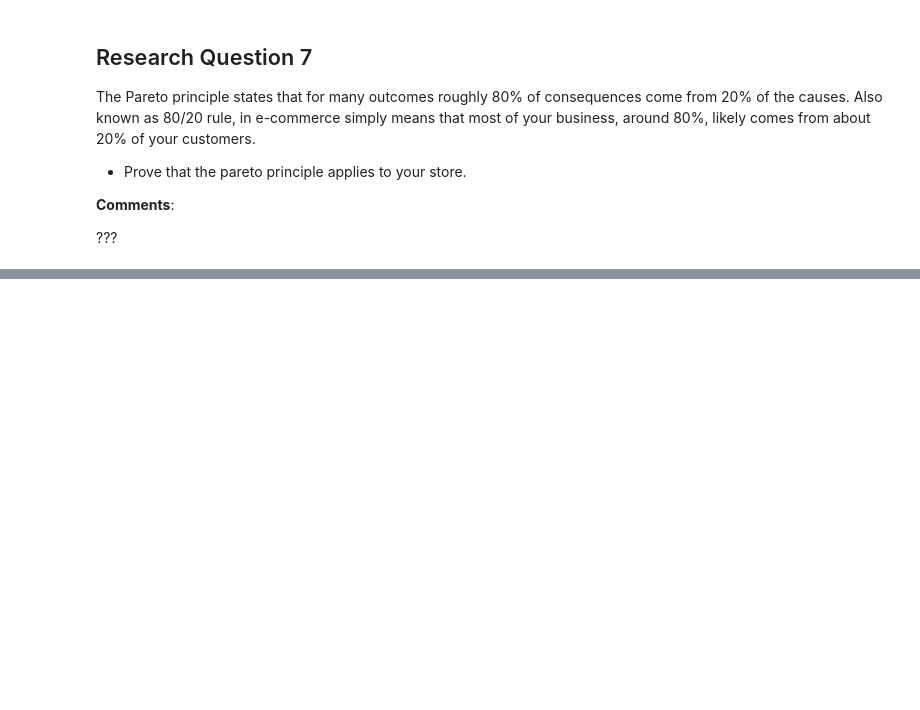
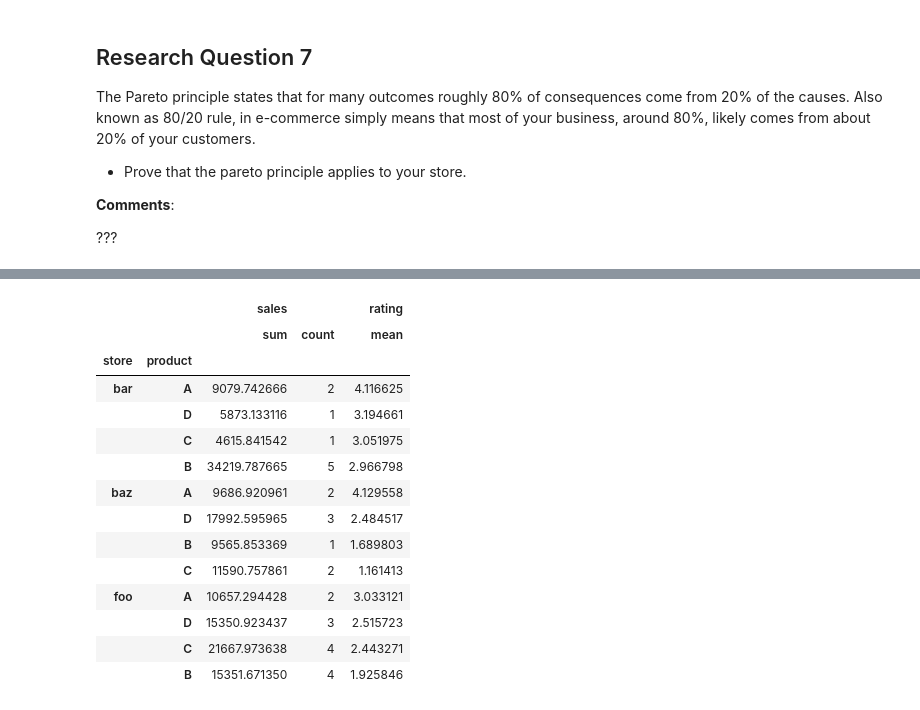
Before and after one commit to ADM-Homework-2/Homework_2, a Jupyter notebook: Main.ipynb, the cells around one changed output, grey strips where cells are left out. Cells and saved outputs as stored; diff of their text form; code cells hidden in the pictures; blank space fills up the shorter version.

```diff
--- a/Main.ipynb
+++ b/Main.ipynb
@@ -140,0 +228,21 @@ The Pareto principle states that for many outcomes roughly 80% of consequences c
+# %%
+import numpy as np
+
+products = ["A", "B", "C", "D"]
+stores = ["foo", "bar", "baz"]
+n = 30
+
+product_list = [products[i] for i in np.random.randint(0, len(products), n)]
+store_list = [stores[i] for i in np.random.randint(0, len(stores), n)]
+rating_list = np.random.random(n) * 5
+sales_list = np.random.random(n) * 10000
+
+df = pd.DataFrame(
+    {'store': store_list,
+     'product': product_list,
+     'sales': sales_list,
+     'rating': rating_list})
+
+df = df[['store', 'product', 'sales', 'rating']]
+
+df[:5]
@@ -140,0 +256,3 @@ The Pareto principle states that for many outcomes roughly 80% of consequences c
+# %%
+dfg = df.groupby(['store', 'product']).agg({'sales': ['sum', 'count'],
+                                            'rating': 'mean'})
@@ -140,0 +273,21 @@ The Pareto principle states that for many outcomes roughly 80% of consequences c
+# %%
+g = dfg.groupby(level=0, group_keys=False).apply(
+      lambda x: x.sort_values(('rating', 'mean'), ascending=False))
+# %%
+g
+# %% [output]
+|  |  | sales |  | rating |
+|  |  | sum | count | mean |
+| store | product |  |  |  |
+| bar | A | 9079.742666 | 2 | 4.116625 |
+|  | D | 5873.133116 | 1 | 3.194661 |
+|  | C | 4615.841542 | 1 | 3.051975 |
+|  | B | 34219.787665 | 5 | 2.966798 |
+| baz | A | 9686.920961 | 2 | 4.129558 |
+|  | D | 17992.595965 | 3 | 2.484517 |
+|  | B | 9565.853369 | 1 | 1.689803 |
+|  | C | 11590.757861 | 2 | 1.161413 |
+| foo | A | 10657.294428 | 2 | 3.033121 |
+|  | D | 15350.923437 | 3 | 2.515723 |
+|  | C | 21667.973638 | 4 | 2.443271 |
+|  | B | 15351.671350 | 4 | 1.925846 |
```
Also changed, not shown: parts of 20 cells of this notebook, 1 other file.
